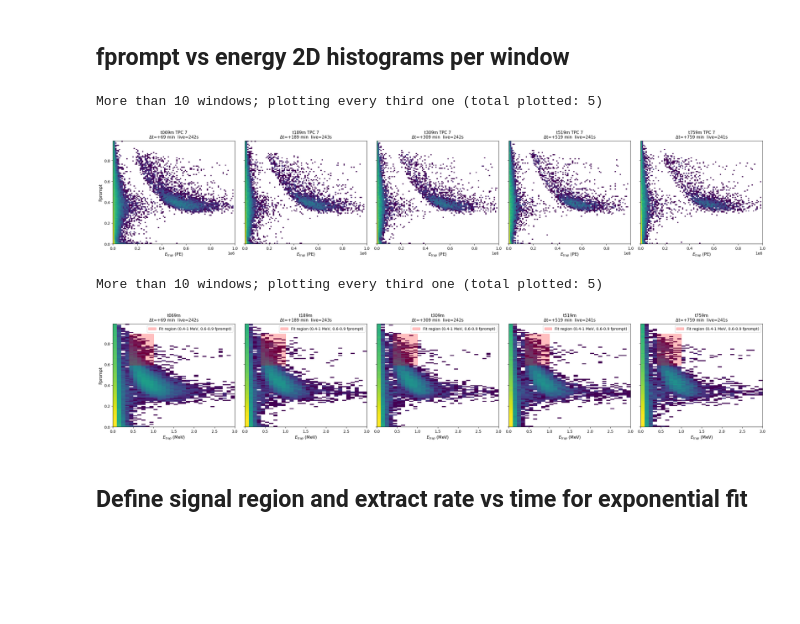
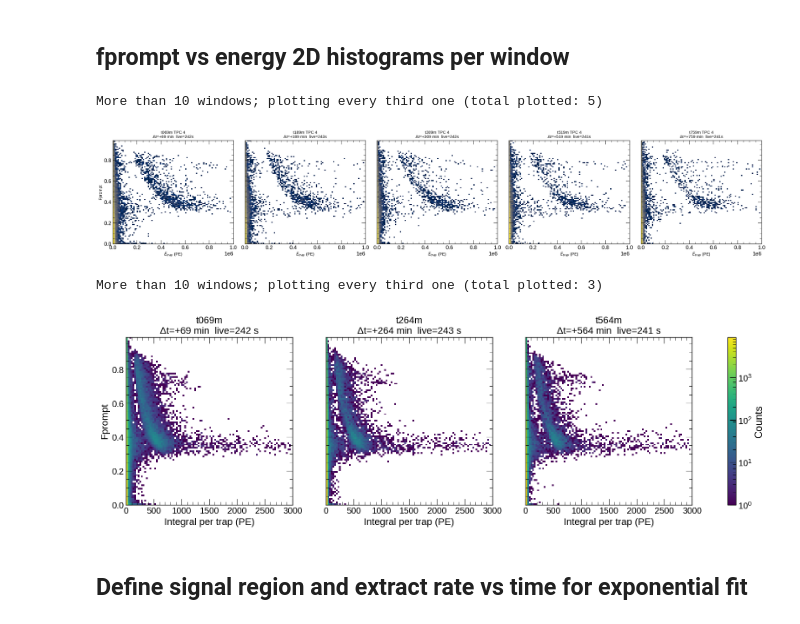
Before and after one commit to lmlepin9/2x2_neutron_sources, a Jupyter notebook: DTG/light/ar41_decay.ipynb, the cells around one changed output. Saved outputs shown, nothing was run; the diff lists cells and outputs as text; code cells hidden in the pictures; blank space fills up the shorter version.

Commit message:
Some more changes for thesis plots

```diff
--- a/DTG/light/ar41_decay.ipynb
+++ b/DTG/light/ar41_decay.ipynb
@@ -380,9 +259,13 @@ Peak tick in average waveform: 81
 # %%
 # Interactive waveform browser — shows only (event, trap) pairs with a real signal.
-# Pairs are pre-filtered by peak height at PEAK_TICK so you never scroll through noise.
+# Pairs are pre-filtered by peak height at PEAK_TICK_FIXED so you never scroll through noise.
 
 import ipywidgets as widgets
 from IPython.display import display
+
+# Fixed-window slices (matching process_files)
+_prompt_slice = slice(PEAK_TICK_FIXED - 5, PEAK_TICK_FIXED + 10)   # 15 ticks
+_total_slice  = slice(PEAK_TICK_FIXED - 5, PEAK_TICK_FIXED + 195)  # 200 ticks
 
 # ── Settings ──────────────────────────────────────────────────────────────
 INSPECT_WINDOW = "t069m"   # any label from good_windows
@@ -406,10 +289,9 @@ _fp_all = _fp_num / np.where(_fp_den != 0, _fp_den, np.nan)
 _en_all = _fp_den * 0.004 * 0.01   # PE (reuse total-window integral)
 
 from scipy.signal import find_peaks as _find_peaks
-# n_peaks is computed live per (event, trap) in _plot() using scipy.find_peaks.
 
 # ── Pre-filter: keep only (event, trap) pairs above MIN_PEAK_ADC ──────────
-peak_height = trap_wvfms[:, :, PEAK_TICK]          # (N, 64)
+peak_height = trap_wvfms[:, :, PEAK_TICK_FIXED]          # (N, 64)
 ev_idx, tr_idx = np.where(peak_height >= MIN_PEAK_ADC)
 
 if len(ev_idx) == 0:
@@ -430,7 +312,7 @@ else:
         # Count peaks in the total window with scipy.find_peaks
         w_win = trap_wvfms[ev, tr, _total_slice]
         _pks, _ = _find_peaks(w_win,
-                               height=PILEUP_MIN_REL_HEIGHT * pk,
+                               height=PILEUP_TAIL_REL_HEIGHT * pk,
                                distance=5)
         np_ = max(len(_pks), 1)
 
@@ -441,8 +323,8 @@ else:
                    alpha=0.25, color="tab:blue",   label="prompt")
         ax.axvspan(t_us[_prompt_slice.stop],  t_us[_total_slice.stop  - 1],
                    alpha=0.10, color="tab:orange", label="total (rest)")
-        ax.axvline(t_us[PEAK_TICK], ls=":", color="gray", lw=1)
-        ax.axhline(PILEUP_MIN_REL_HEIGHT * trap_wvfms[ev, tr, PEAK_TICK],
+        ax.axvline(t_us[PEAK_TICK_FIXED], ls=":", color="gray", lw=1)
+        ax.axhline(PILEUP_TAIL_REL_HEIGHT * trap_wvfms[ev, tr, PEAK_TICK_FIXED],
                    ls="--", color="tab:red", lw=1, label="pileup threshold")
 
         fp_str = f"{fp:.3f}" if np.isfinite(fp) else "nan"
@@ -531,7 +411,7 @@ Processing 10 cosmic files for background ...
 # %%
 # Compare all decay windows side-by-side (detector type set by DETECTOR variable above)
 DETECTOR   = "lcm"   # "acl" or "lcm"
-TPC_FILTER = 7    # None = all TPCs, or set to a single TPC int (e.g. 0, 1, …, 7) to restrict
+TPC_FILTER = 4    # None = all TPCs, or set to a single TPC int (e.g. 0, 1, …, 7) to restrict
 
 EN_BINS = np.arange(0, 1000000, 10000)
 FP_BINS = np.arange(0, 1, 0.01)
@@ -576,67 +456,67 @@ plt.tight_layout()
 plt.show()
 # %% [output]
 More than 10 windows; plotting every third one (total plotted: 5)
-[figure, old version]
+[figure, new version]
 # %%
 # Compare all decay windows side-by-side (detector type set by DETECTOR variable above)
-DETECTOR   = "acl"   # "acl" or "lcm"
+DETECTOR   = "lcm"   # "acl" or "lcm"
 TPC_FILTER = None    # None = all TPCs, or set to a single TPC int (e.g. 0, 1, …, 7) to restrict
 
-EN_BINS = np.arange(0, 100, 0.1)
+EN_BINS = np.arange(0, 3000, 30)
 FP_BINS = np.arange(0, 1, 0.01)
 
 # Edit these to match the Ar-41 region you see in the 2D histograms above.
 # Ar-41 beta endpoint 2.49 MeV — expect low fprompt (electronic recoil), moderate energy.
-AR41_FP_MIN  = 0.6
+AR41_FP_MIN  = 0.55
 AR41_FP_MAX  = 0.9
-AR41_EN_MIN  = 0.4   # PE — adjust after looking at the histograms
-AR41_EN_MAX  = 1   # PE
+AR41_EN_MIN  = 150   # PE — adjust after looking at the histograms
+AR41_EN_MAX  = 1000   # PE
 
 def _select(res, det, tpc_filter=None):
     """Return flat fp, en, npe arrays, optionally restricted to one TPC."""
     fp  = res[f"fprompt_{det}"]   # (n_ev, n_traps)
     en  = res[f"energy_{det}"]
     npe = res[f"n_peaks_{det}"]
     tpc_arr = acl_tpc if det == "acl" else lcm_tpc
     if tpc_filter is not None:
         col = tpc_arr == tpc_filter
         fp, en, npe = fp[:, col], en[:, col], npe[:, col]
     return fp.ravel(), en.ravel(), npe.ravel()
 
 n_windows = len(results)
 # plot only every other window if there are many, to avoid overwhelming the plot
 if n_windows > 10:
-    results2 = dict(list(results.items())[::3])
+    results2 = dict(list(results.items())[::5])
     print(f"More than 10 windows; plotting every third one (total plotted: {len(results2)})")
 n_windows = len(results2)
-fig, axes = plt.subplots(1, n_windows, figsize=(5 * n_windows, 5),
+fig, axes = plt.subplots(1, n_windows, figsize=(7 * n_windows, 5),
                          sharey=True, sharex=True)
 
 for ax, (label, res) in zip(axes, results2.items()):
     fp, en, npe = _select(res, DETECTOR, TPC_FILTER)
-    en  = en /147 * 0.004 /4 # gain and PDE correction to get MeV
+    en  = en * 0.004 /4 # gain and PDE correction to get MeV
     liv = res["livetime_s"]
 
     clean = np.isfinite(fp) & np.isfinite(en) & (npe <= 2)
     centre_time = dict(good_windows)[label]
     dt_min = (centre_time - DTG_OFF).total_seconds() / 60
 
     tpc_label = f" TPC {TPC_FILTER}" if TPC_FILTER is not None else ""
-    ax.hist2d(en[clean], fp[clean], bins=[EN_BINS, FP_BINS], norm=LogNorm())
-    ax.set_title(f"{label}{tpc_label}\nΔt={dt_min:+.0f} min  live={liv:.0f}s", fontsize=11)
-    ax.set_xlabel("$E_{trap}$ (MeV)", fontsize=11)
-    ax.set_xlim(0, 3)
+    ax.hist2d(en[clean], fp[clean], bins=[EN_BINS, FP_BINS], norm=LogNorm(), cmap="viridis")
+    ax.set_title(f"{label}{tpc_label}\nΔt={dt_min:+.0f} min  live={liv:.0f} s", fontsize=16)
+    ax.set_xlabel("Integral per trap (PE)", fontsize=16)
+    ax.set_xlim(0, 3000)
+fig.colorbar(axes[0].collections[0], ax=axes, orientation="vertical", label="Counts")
+# plot a box around the Ar-41 region
+    # ax.axvspan(AR41_EN_MIN, AR41_EN_MAX, AR41_FP_MIN, AR41_FP_MAX, color="red", alpha=0.25, label=f"Fit region ({AR41_EN_MIN}-{AR41_EN_MAX} MeV, {AR41_FP_MIN}-{AR41_FP_MAX} fprompt)")
+    # ax.legend(fontsize=10)
 
-# plot a box around the Ar-41 region
-    ax.axvspan(AR41_EN_MIN, AR41_EN_MAX, AR41_FP_MIN, AR41_FP_MAX, color="red", alpha=0.25, label=f"Fit region ({AR41_EN_MIN}-{AR41_EN_MAX} MeV, {AR41_FP_MIN}-{AR41_FP_MAX} fprompt)")
-    ax.legend(fontsize=10)
-
-axes[0].set_ylabel("Fprompt", fontsize=11)
-plt.tight_layout()
+axes[0].set_ylabel("Fprompt", fontsize=16)
+# plt.tight_layout()
 plt.show()
 # %% [output]
-More than 10 windows; plotting every third one (total plotted: 5)
+More than 10 windows; plotting every third one (total plotted: 3)
-[figure, old version]
+[figure, new version]
 # %% [markdown]
 ## Define signal region and extract rate vs time for exponential fit
 # %%
```
Also changed, not shown: parts of 9 cells of this notebook, 14 other files.
